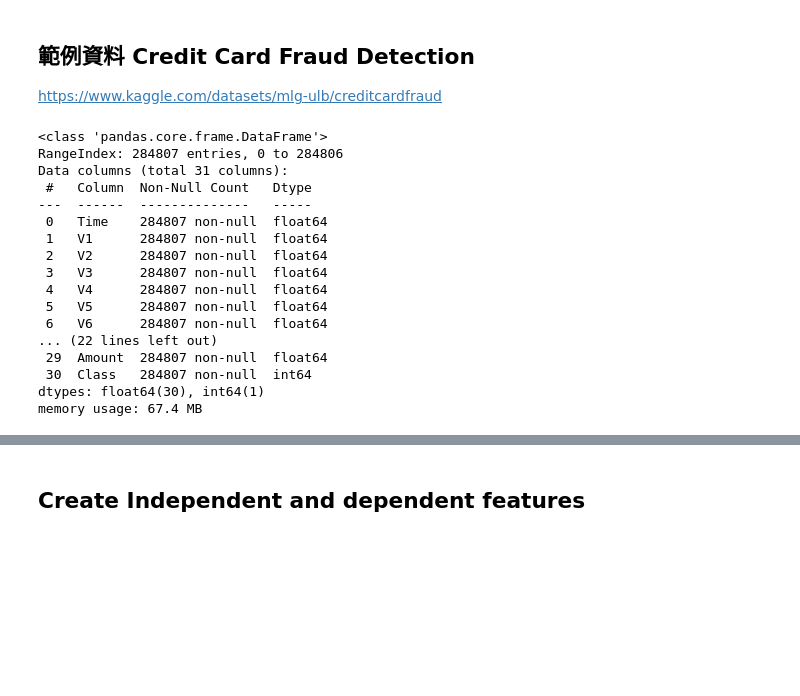
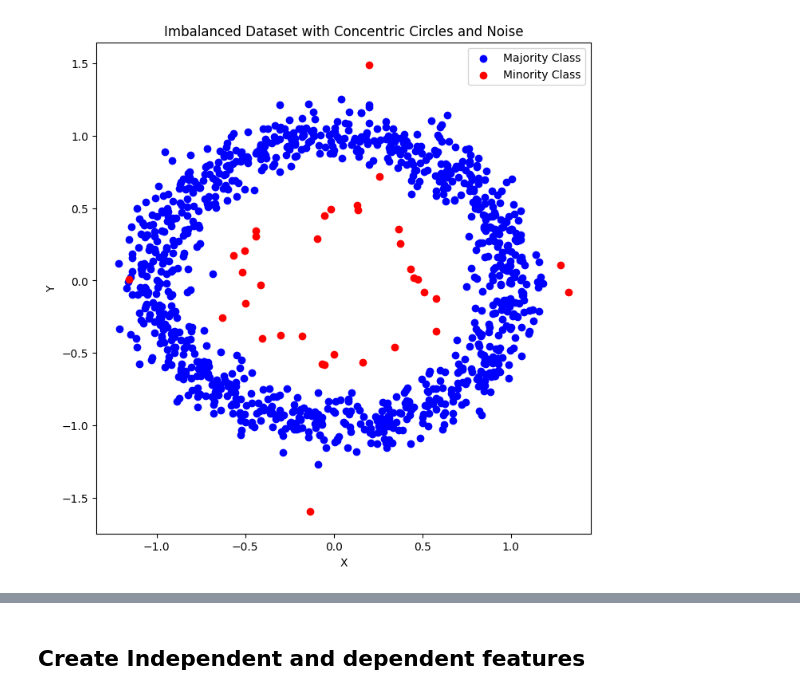
Before and after one commit to Zenobia000/MachineLearning-ds-fundamental, a Jupyter notebook: MachienLearning_v3/Part 1-2 - ImbalanceDataHandling/OverSampling.ipynb, the cells around one changed output, grey strips where cells are left out. Cells and saved outputs as stored; diff of their text form; code cells hidden in the pictures; blank space fills up the shorter version.

```diff
--- a/MachienLearning_v3/Part 1-2 - ImbalanceDataHandling/OverSampling.ipynb
+++ b/MachienLearning_v3/Part 1-2 - ImbalanceDataHandling/OverSampling.ipynb
@@ -32,10 +22,6 @@
 
 
 [ref](https://medium.com/%E6%95%B8%E5%AD%B8-%E4%BA%BA%E5%B7%A5%E6%99%BA%E6%85%A7%E8%88%87%E8%9F%92%E8%9B%87/smote-enn-%E8%A7%A3%E6%B1%BA%E6%95%B8%E6%93%9A%E4%B8%8D%E5%B9%B3%E8%A1%A1%E5%BB%BA%E6%A8%A1%E7%9A%84%E6%8E%A1%E6%A8%A3%E6%96%B9%E6%B3%95-cdb6324b711e)
-# %% [markdown]
-## 範例資料 Credit Card Fraud Detection
-
-https://www.kaggle.com/datasets/mlg-ulb/creditcardfraud
 # %%
 import numpy as np # linear algebra
 import pandas as pd # data processing, CSV file I/O (e.g. pd.read_csv)
@@ -55,23 +37,58 @@ df=pd.read_csv("./creditcard.csv")
-# %%
-df.info()
-# %% [output]
-<class 'pandas.core.frame.DataFrame'>
-RangeIndex: 284807 entries, 0 to 284806
-Data columns (total 31 columns):
- #   Column  Non-Null Count   Dtype
----  ------  --------------   -----
- 0   Time    284807 non-null  float64
- 1   V1      284807 non-null  float64
- 2   V2      284807 non-null  float64
- 3   V3      284807 non-null  float64
- 4   V4      284807 non-null  float64
- 5   V5      284807 non-null  float64
- 6   V6      284807 non-null  float64
-... (22 lines left out)
- 29  Amount  284807 non-null  float64
- 30  Class   284807 non-null  int64
-dtypes: float64(30), int64(1)
-memory usage: 67.4 MB
+# %%
+
+# Set random seed for reproducibility
+np.random.seed(42)
+
+# Function to generate points in a circle
+def generate_circle_points(r, n):
+    angles = np.linspace(0, 2 * np.pi, n)
+    x = r * np.cos(angles) + np.random.normal(0, 0.1, n)
+    y = r * np.sin(angles) + np.random.normal(0, 0.1, n)
+    return x, y
+
+# Generate majority class (class 0)
+majority_class_size = 1000
+r_majority = 1
+x_majority, y_majority = generate_circle_points(r_majority, majority_class_size)
+majority_labels = np.zeros(majority_class_size)
+
+# Generate minority class (class 1)
+minority_class_size = 30
+r_minority = 0.5
+x_minority, y_minority = generate_circle_points(r_minority, minority_class_size)
+minority_labels = np.ones(minority_class_size)
+
+# Generate noise points outside the circles
+noise_size = 5
+r_noise_min = 1.2
+r_noise_max = 1.5
+angles_noise = np.linspace(0, 2 * np.pi, noise_size)
+r_noise = np.random.uniform(r_noise_min, r_noise_max, noise_size)
+x_noise = r_noise * np.cos(angles_noise) + np.random.normal(0, 0.1, noise_size)
+y_noise = r_noise * np.sin(angles_noise) + np.random.normal(0, 0.1, noise_size)
+noise_labels = np.ones(noise_size)  # Labeling noise points as part of the minority class
+
+# Combine the datasets
+x = np.concatenate((x_majority, x_minority, x_noise))
+y = np.concatenate((y_majority, y_minority, y_noise))
+labels = np.concatenate((majority_labels, minority_labels, noise_labels))
+
+# Create a DataFrame
+df = pd.DataFrame({'PCA1': x, 'PCA2': y, 'Class': labels})
+
+df["Class"] = df["Class"].astype(int)
+
+# Plot the dataset
+plt.figure(figsize=(8, 8))
+plt.scatter(df[df['Class'] == 0]['PCA1'], df[df['Class'] == 0]['PCA2'], c='blue', label='Majority Class')
+plt.scatter(df[df['Class'] == 1]['PCA1'], df[df['Class'] == 1]['PCA2'], c='red', label='Minority Class')
+plt.legend()
+plt.title('Imbalanced Dataset with Concentric Circles and Noise')
+plt.xlabel('X')
+plt.ylabel('Y')
+plt.show()
+# %% [output]
+[figure, added]
 # %%
 df.head()
 # %% [output]
```
Also changed, not shown: parts of 40 cells of this notebook, 2 other files.
